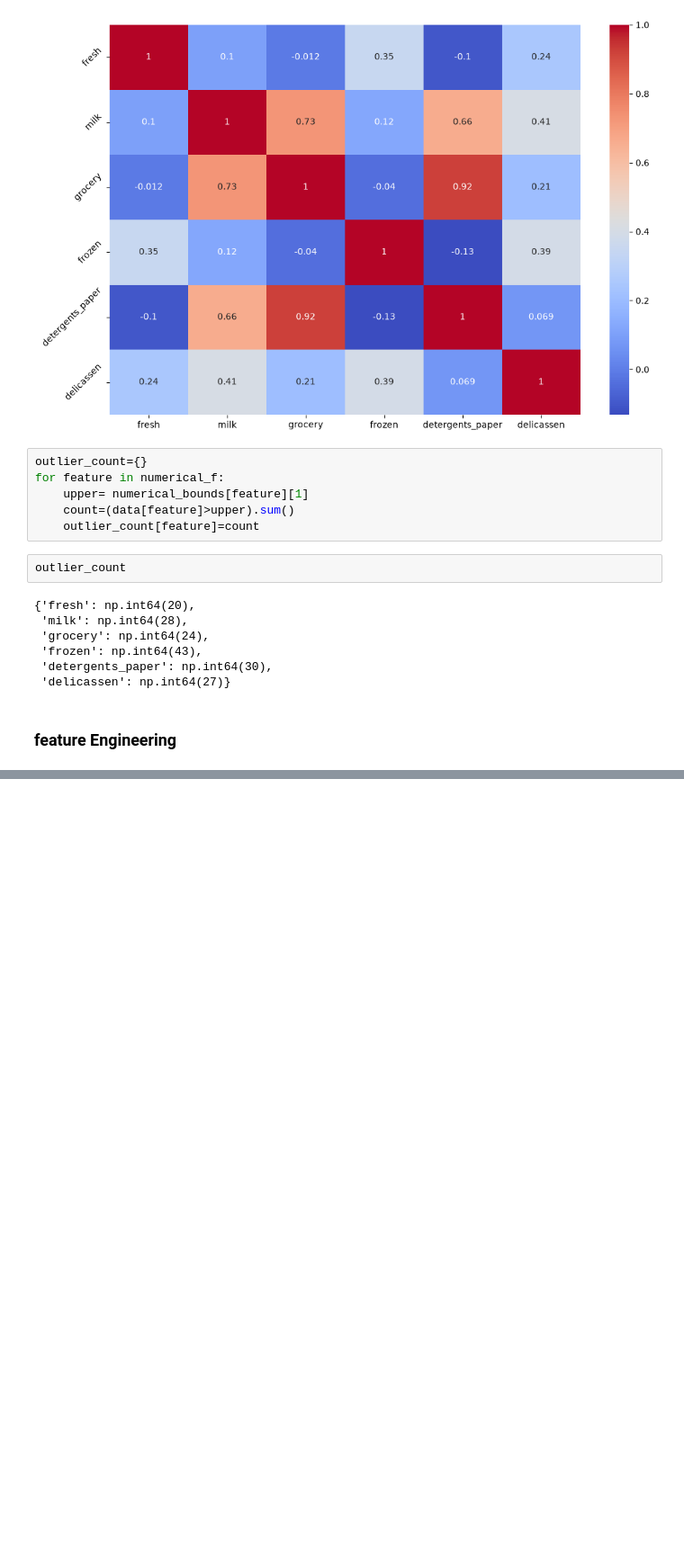
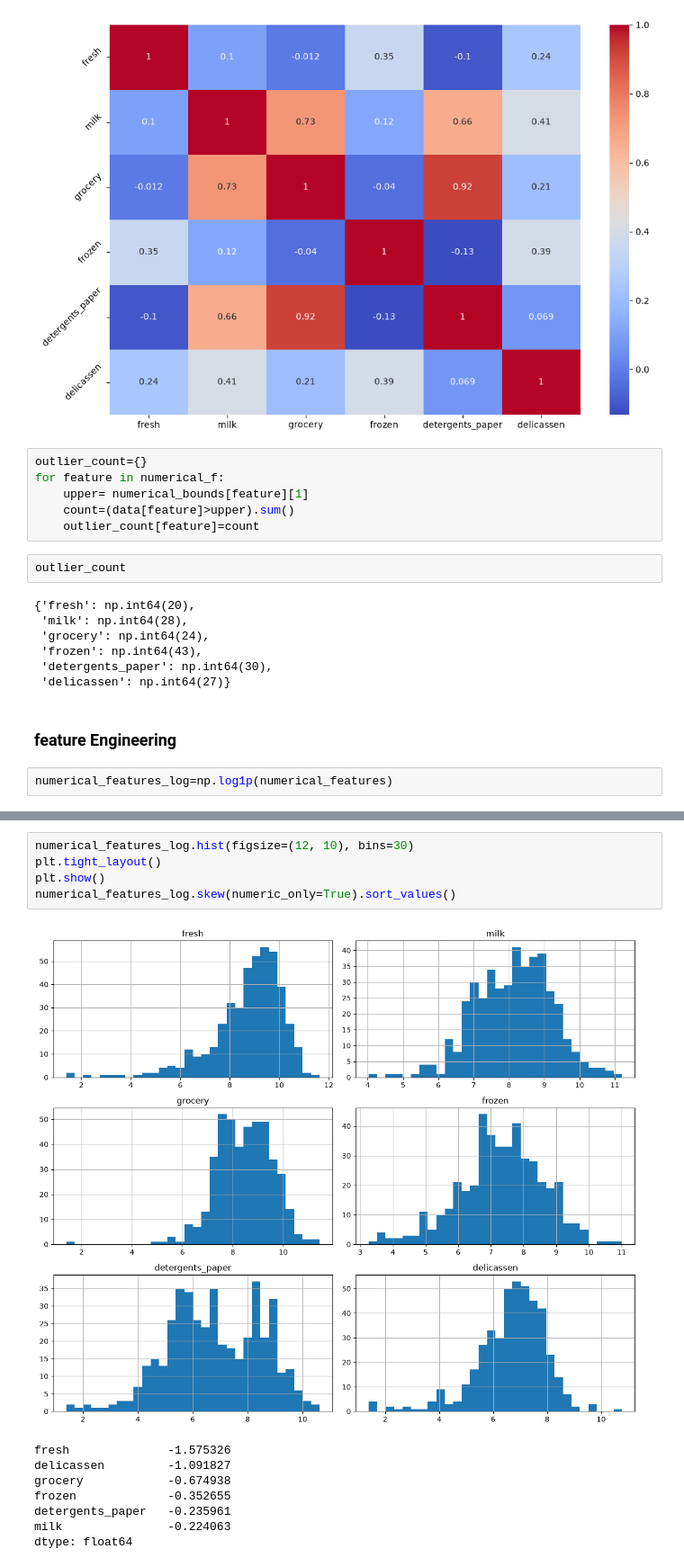
Before and after one commit to Kartikshard/Whole-Sale-Customer-Segmentation, a Jupyter notebook: notebooks/01_EDA.ipynb, the cells around one changed output, grey strips where cells are left out. Shown at 90% size. Drawn from its saved outputs; the diff is of its cells as text; blank space fills up the shorter version.

Commit message:
Applied Log Transformation on numerical Features

```diff
--- a/notebooks/01_EDA.ipynb
+++ b/notebooks/01_EDA.ipynb
@@ -156,3 +156,5 @@ outlier_count
  'delicassen': np.int64(27)}
 # %% [markdown]
 <h3>feature Engineering</h3>
+# %%
+numerical_features_log=np.log1p(numerical_features)
@@ -158,0 +177,14 @@ outlier_count
+# %%
+numerical_features_log.hist(figsize=(12, 10), bins=30)
+plt.tight_layout()
+plt.show()
+numerical_features_log.skew(numeric_only=True).sort_values()
+# %% [output]
+[figure, added]
+fresh              -1.575326
+delicassen         -1.091827
+grocery            -0.674938
+frozen             -0.352655
+detergents_paper   -0.235961
+milk               -0.224063
+dtype: float64
```
Also changed, not shown: parts of 1 cell of this notebook.
